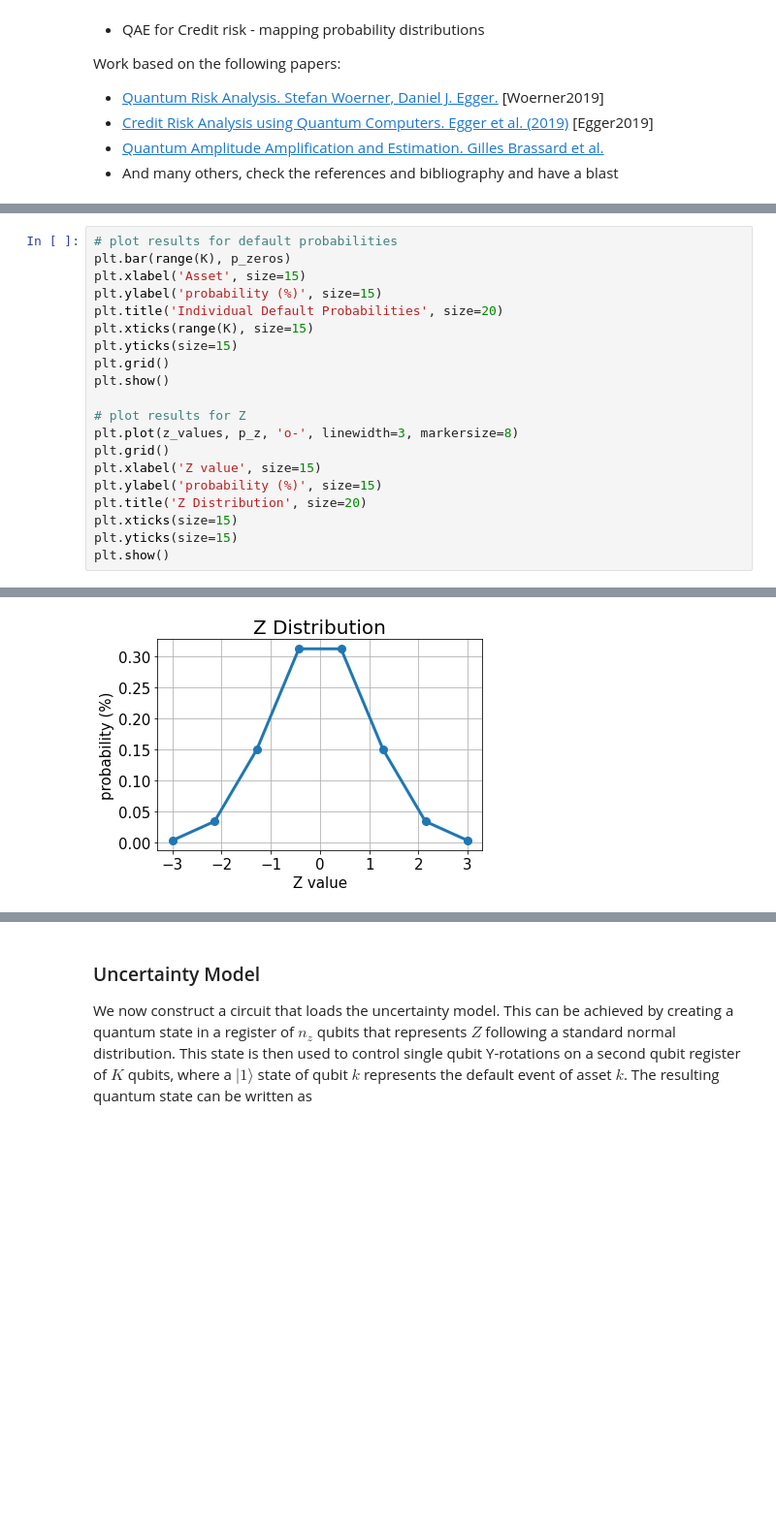
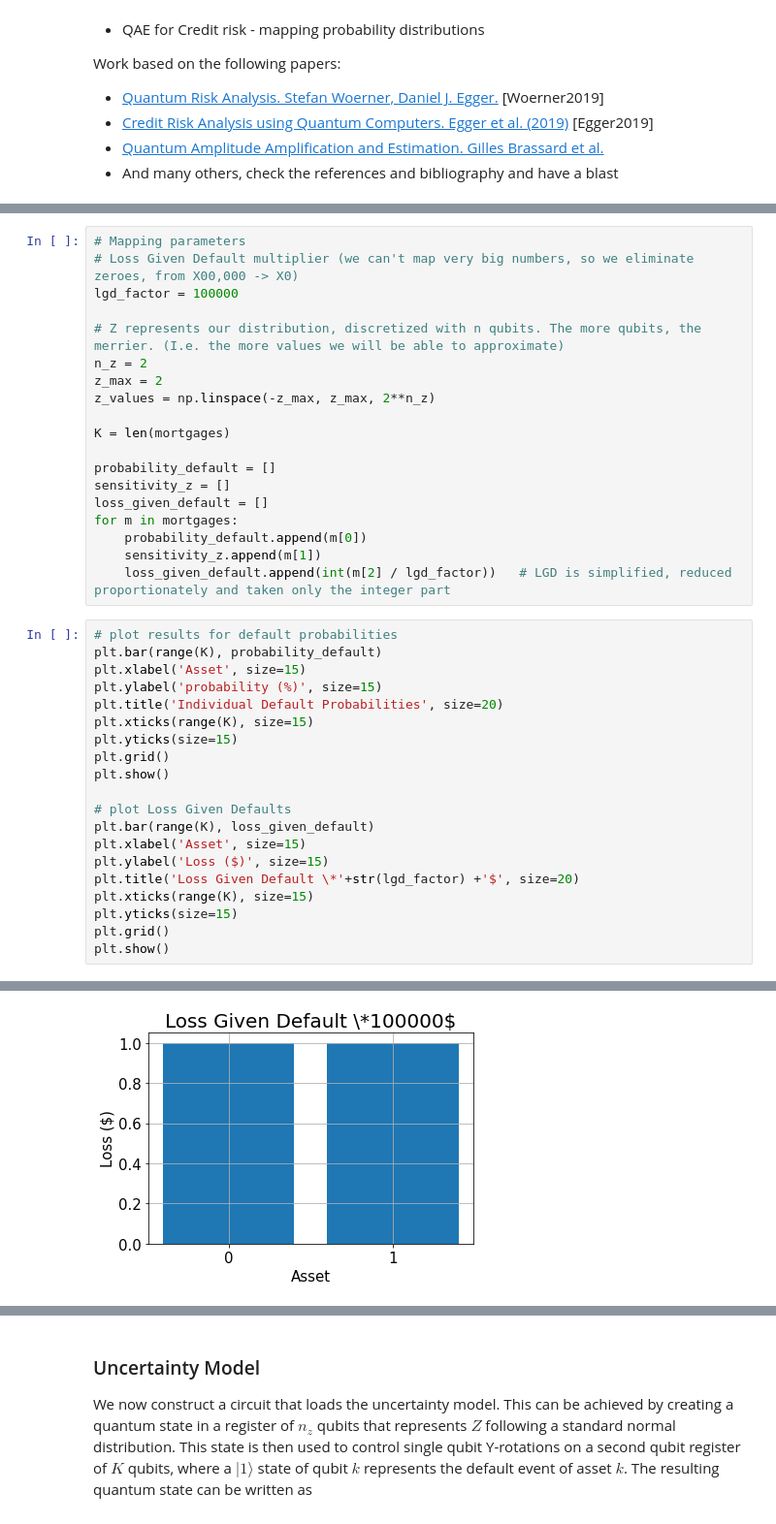
Before and after one commit to sergiogh/upc_credit_risk, a Jupyter notebook: final_project_credit_risk.ipynb, the cells around one changed output, grey strips where cells are left out. Shown at 97% size. Cells and saved outputs as stored; diff of their text form; blank space fills up the shorter version.

```diff
--- a/final_project_credit_risk.ipynb
+++ b/final_project_credit_risk.ipynb
@@ -79,6 +90,25 @@ alpha = 0.05
+# %%
+# Mapping parameters
+# Loss Given Default multiplier (we can't map very big numbers, so we eliminate zeroes, from X00,000 -> X0)
+lgd_factor = 100000
+
+# Z represents our distribution, discretized with n qubits. The more qubits, the merrier. (I.e. the more values we will be able to approximate)
+n_z = 2
+z_max = 2
+z_values = np.linspace(-z_max, z_max, 2**n_z)
+
+K = len(mortgages)
+
+probability_default = []
+sensitivity_z = []
+loss_given_default = []
+for m in mortgages:
+    probability_default.append(m[0])
+    sensitivity_z.append(m[1])
+    loss_given_default.append(int(m[2] / lgd_factor))   # LGD is simplified, reduced proportionately and taken only the integer part
 # %%
 # plot results for default probabilities
-plt.bar(range(K), p_zeros)
+plt.bar(range(K), probability_default)
 plt.xlabel('Asset', size=15)
 plt.ylabel('probability (%)', size=15)
 plt.title('Individual Default Probabilities', size=20)
@@ -87,13 +117,13 @@ plt.yticks(size=15)
 plt.grid()
 plt.show()
 
-# plot results for Z
-plt.plot(z_values, p_z, 'o-', linewidth=3, markersize=8)
+# plot Loss Given Defaults
+plt.bar(range(K), loss_given_default)
+plt.xlabel('Asset', size=15)
+plt.ylabel('Loss ($)', size=15)
+plt.title('Loss Given Default \*'+str(lgd_factor) +'$', size=20)
+plt.xticks(range(K), size=15)
+plt.yticks(size=15)
 plt.grid()
-plt.xlabel('Z value', size=15)
-plt.ylabel('probability (%)', size=15)
-plt.title('Z Distribution', size=20)
-plt.xticks(size=15)
-plt.yticks(size=15)
 plt.show()
 # %% [output]
@@ -101 +131 @@ plt.show()
-[figure, old version]
+[figure, new version]
```
Also changed, not shown: parts of 38 cells of this notebook, 4 other files.
